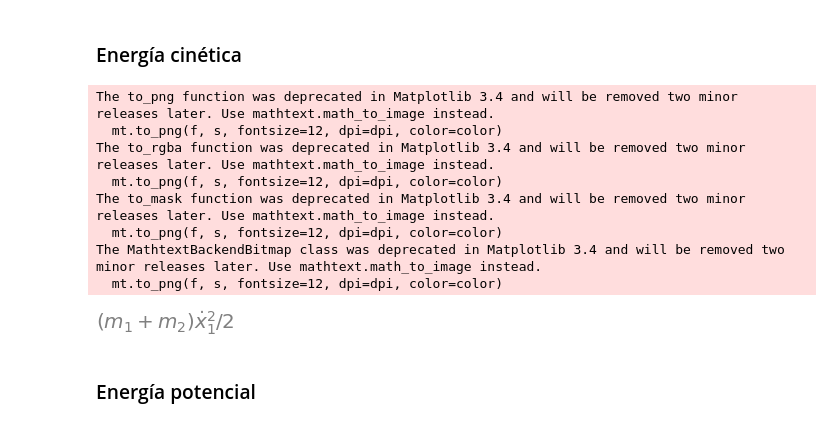
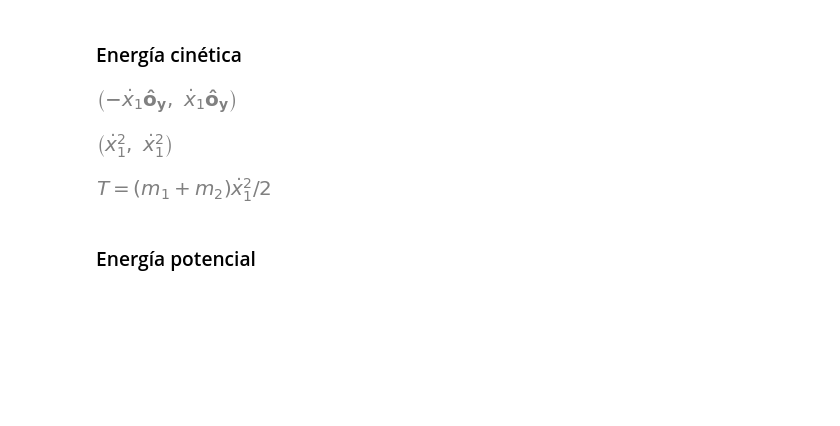
Before and after one commit to bettachini/MecanicaAnaliticaComputacional, a Jupyter notebook: 04EulerLagrange/atwood.ipynb, the cells around one changed output. Saved outputs shown, nothing was run; the diff lists cells and outputs as text; code cells hidden in the pictures; blank space fills up the shorter version.

```diff
--- a/04EulerLagrange/atwood.ipynb
+++ b/04EulerLagrange/atwood.ipynb
@@ -35,12 +33,15 @@ mech.init_vprinting() # notación con puntos para derivadas temporales
 ### Variables
 # %%
 # Defino los parámetros físicos del sistema
-M, R, m1, m2, g, l = sym.symbols('M, R, m_1, m_2, g, l', positive=True)
+M, R, m1, m2, g, l = sym.symbols('M, R, m_1, m_2, g, \ell', positive=True)
 
 # Defino coordenadas generalizadas
 t = sym.symbols('t') # tiempo
-x1 = sym.Function('x_1')(t) # posición pesa 1: x = x(t)
-x2 = sym.Function('x_2')(t) # posición pesa 2: y = y(t)
-x2_vinculo = (l- sym.pi* R)- x1  # posición pesa 2: definida por el vínculo
-x2_vinculo
+x1 = mech.dynamicsymbols('x_1') # sabemos que solo necesitamos una
+
+# vectores posición
+o = mech.ReferenceFrame('o') # sistema de coordenadas
+m1_r = x1* (-o.y) # versor y para arriba
+m2_r = (l - x1 - sym.pi* R)* (-o.y) # resto longitud hilo x1 y media vuelta polea
+m1_r, m2_r
 # %% [output]
@@ -70,22 +49,28 @@ The MathtextBackendBitmap class was deprecated in Matplotlib 3.4 and will be rem
 # %% [markdown]
 ### Energía cinética
+# %%
+# velocidad
+m1_v = m1_r.diff(t,o) # se indica que se deriva en sistema de referencia o
+m2_v = m2_r.diff(t,o) # se indida que se deriva en sistema de referencia o
+m1_v, m2_v
+# %% [output]
+[figure, added]
+# %%
+# velocidad al cuadrado
+m1_v2 = m1_v.dot(m1_v) # vector producto punto con sigo mismo
+m2_v2 = m2_v.dot(m2_v) # vector producto punto con sigo mismo
+m1_v2, m2_v2
+# %% [output]
+[figure, added]
 # %%
 # Energía cinética
 unMedio = sym.Rational(1,2) # Rational: fracción de enteros, alternativamente podría haberse usado 0.5
-T_m1 = unMedio* m1* x1.diff(t)**2 # diff: derivada, **: potencia
-T_m2 = unMedio* m2* x2_vinculo.diff(t)**2
-T = T_m1 + T_m2
-T.simplify() # simplify: simplifica usando factor común y otras operaciones
+T_m1 = unMedio* m1* m1_v2
+T_m2 = unMedio* m2* m1_v2
+T = sym.Eq(sym.Symbol('T'), (T_m1 + T_m2).simplify() ) # simplify: simplifica usando factor común y otras operaciones
+T
 # %% [output]
-The to_png function was deprecated in Matplotlib 3.4 and will be removed two minor releases later. Use mathtext.math_to_image instead.
-  mt.to_png(f, s, fontsize=12, dpi=dpi, color=color)
-The to_rgba function was deprecated in Matplotlib 3.4 and will be removed two minor releases later. Use mathtext.math_to_image instead.
-  mt.to_png(f, s, fontsize=12, dpi=dpi, color=color)
-The to_mask function was deprecated in Matplotlib 3.4 and will be removed two minor releases later. Use mathtext.math_to_image instead.
-  mt.to_png(f, s, fontsize=12, dpi=dpi, color=color)
-The MathtextBackendBitmap class was deprecated in Matplotlib 3.4 and will be removed two minor releases later. Use mathtext.math_to_image instead.
-  mt.to_png(f, s, fontsize=12, dpi=dpi, color=color)
-[figure, old version]
+[figure, new version]
 # %% [markdown]
 ### Energía potencial
 # %%
```
Also changed, not shown: parts of 30 cells of this notebook, 9 other files.
